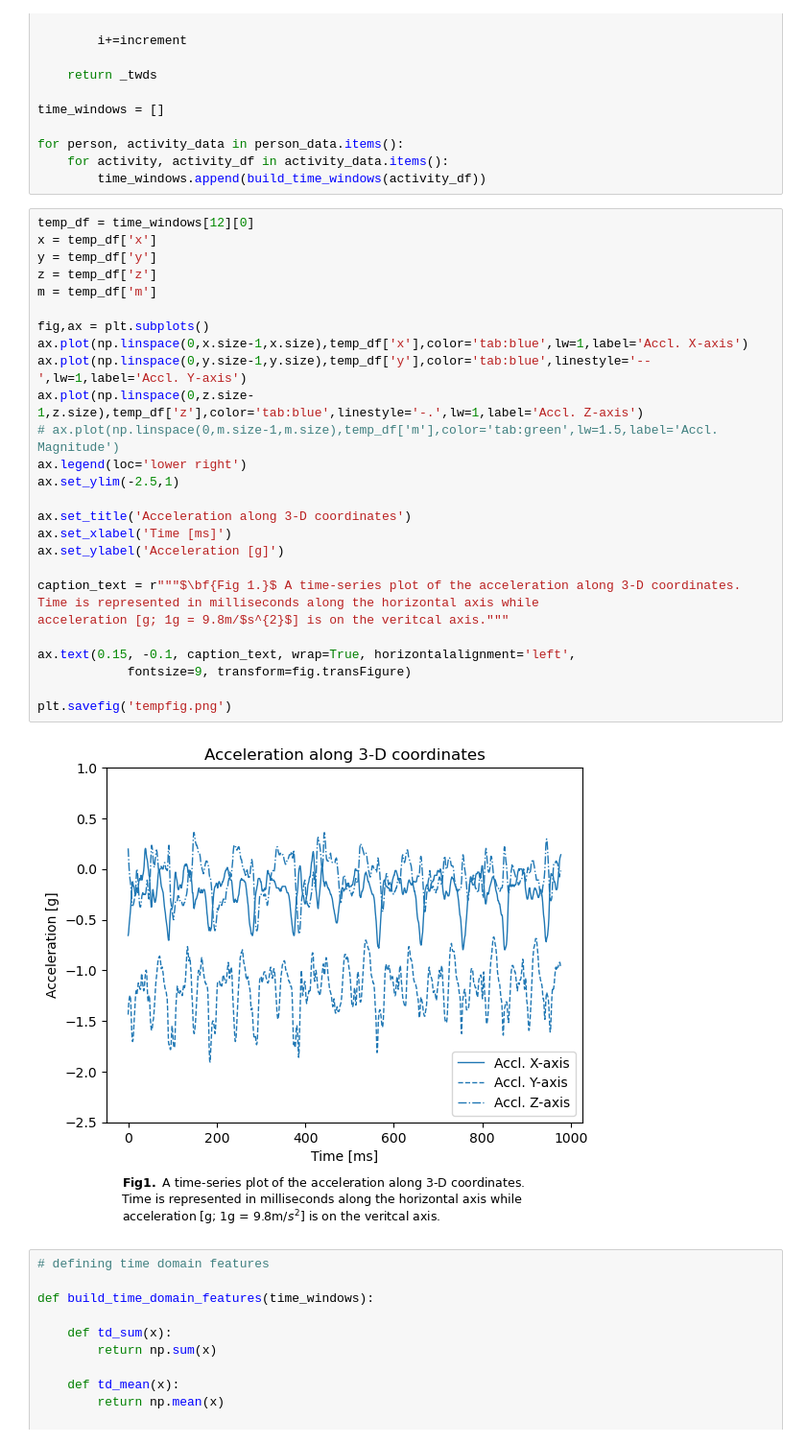
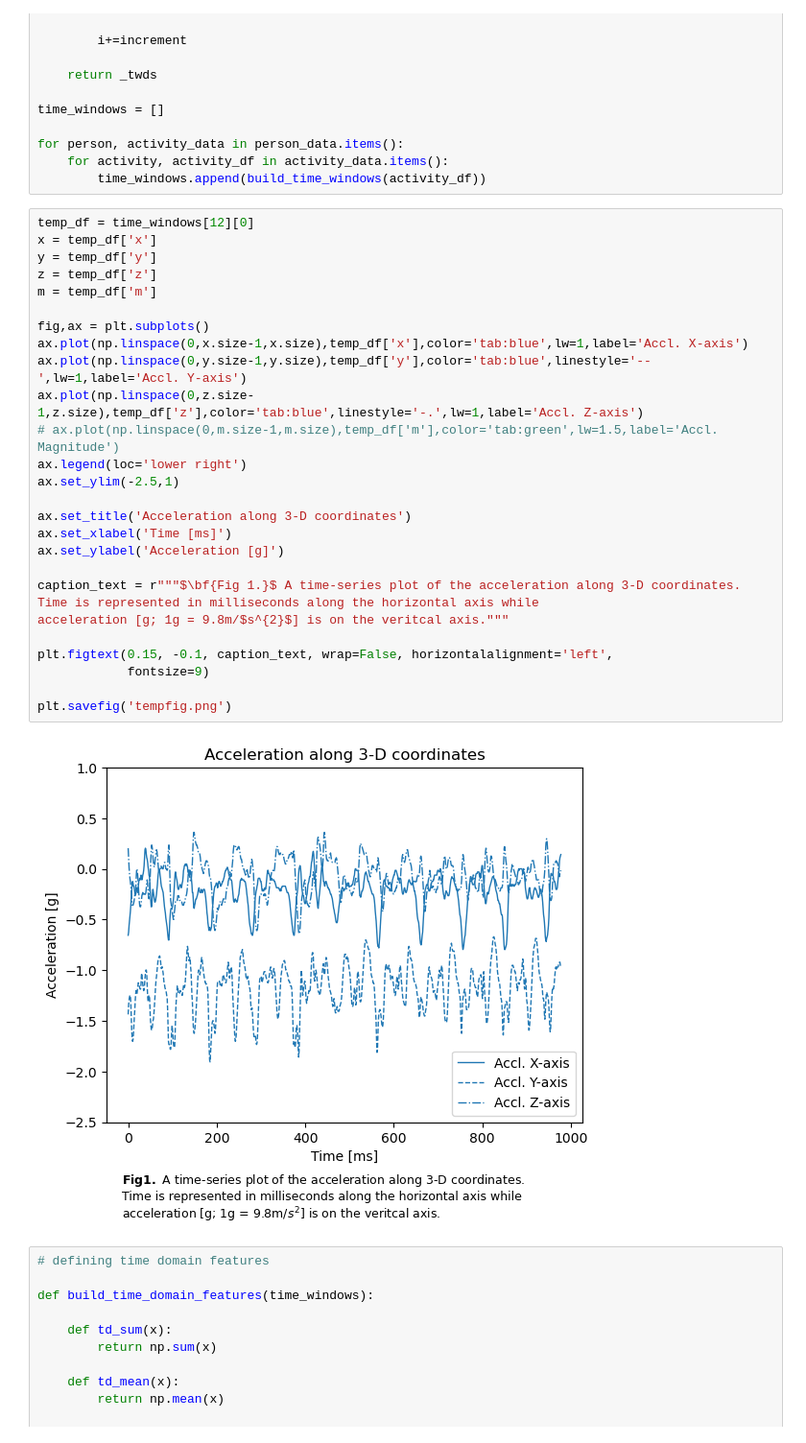
Before and after one commit to raichandanisagar/human-activity-recognition, a Jupyter notebook: src/build_train_test.ipynb, the cells around one changed output. Shown at 96% size. Drawn from its saved outputs; the diff is of its cells as text.

```diff
--- a/src/build_train_test.ipynb
+++ b/src/build_train_test.ipynb
@@ -125,32 +125,32 @@ for person, activity_data in person_data.items():
 # %%
 temp_df = time_windows[12][0]
 x = temp_df['x']
 y = temp_df['y']
 z = temp_df['z']
 m = temp_df['m']
 
 fig,ax = plt.subplots()
 ax.plot(np.linspace(0,x.size-1,x.size),temp_df['x'],color='tab:blue',lw=1,label='Accl. X-axis')
 ax.plot(np.linspace(0,y.size-1,y.size),temp_df['y'],color='tab:blue',linestyle='--',lw=1,label='Accl. Y-axis')
 ax.plot(np.linspace(0,z.size-1,z.size),temp_df['z'],color='tab:blue',linestyle='-.',lw=1,label='Accl. Z-axis')
 # ax.plot(np.linspace(0,m.size-1,m.size),temp_df['m'],color='tab:green',lw=1.5,label='Accl. Magnitude')
 ax.legend(loc='lower right')
 ax.set_ylim(-2.5,1)
 
 ax.set_title('Acceleration along 3-D coordinates')
 ax.set_xlabel('Time [ms]')
 ax.set_ylabel('Acceleration [g]')
 
 caption_text = r"""$\bf{Fig 1.}$ A time-series plot of the acceleration along 3-D coordinates.
 Time is represented in milliseconds along the horizontal axis while
 acceleration [g; 1g = 9.8m/$s^{2}$] is on the veritcal axis."""
 
-ax.text(0.15, -0.1, caption_text, wrap=True, horizontalalignment='left',
-            fontsize=9, transform=fig.transFigure)
+plt.figtext(0.15, -0.1, caption_text, wrap=False, horizontalalignment='left',
+            fontsize=9)
 
 plt.savefig('tempfig.png')
 # %% [output]
-[figure, old version]
+[figure, new version]
 # %%
 # defining time domain features
 
```
Also changed, not shown: parts of 1 cell of this notebook, 1 other file.
